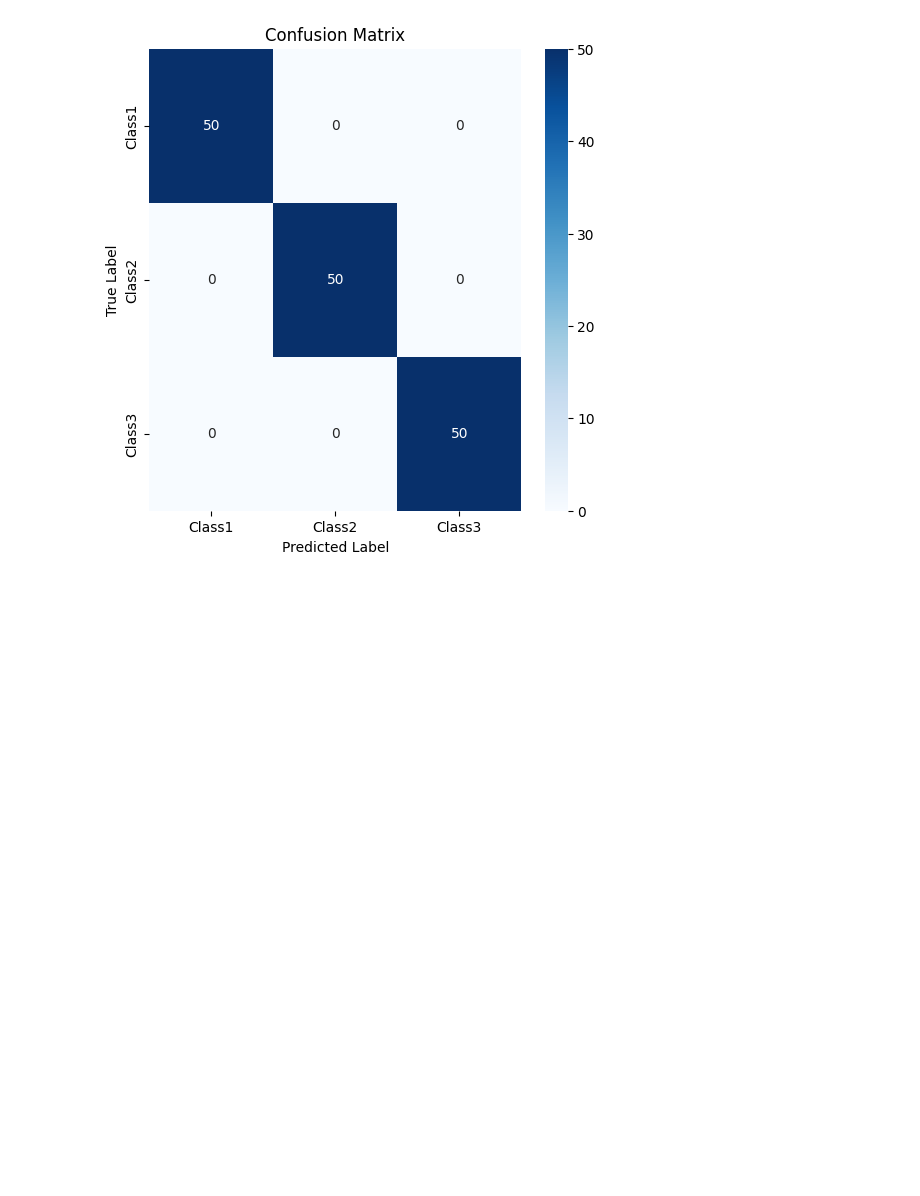
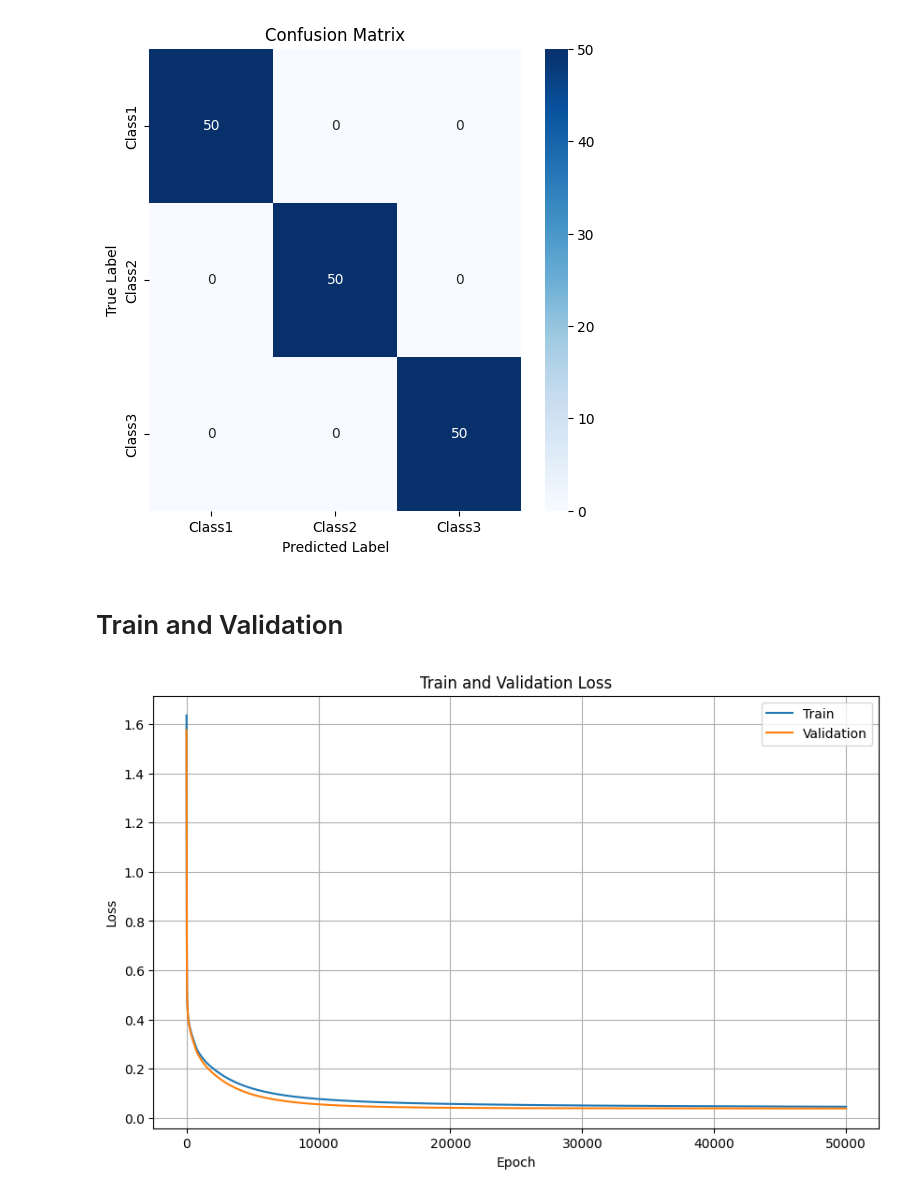
Before and after one commit to joedlopes/nn-sim, a Jupyter notebook: notebooks/04_iris_dataset.ipynb, the cells around one changed output. Saved outputs shown, nothing was run; the diff lists cells and outputs as text; code cells hidden in the pictures; blank space fills up the shorter version.

```diff
--- a/notebooks/04_iris_dataset.ipynb
+++ b/notebooks/04_iris_dataset.ipynb
@@ -161,3 +161,5 @@ plt.xlabel('Predicted Label')  # X-axis label
 plt.show()
 # %% [output]
 [figure]
+# %% [markdown]
+# Train and Validation
@@ -163,0 +221,52 @@ plt.show()
+# %%
+X_train, Y_train, X_val, Y_val = stratified_split(dataset.X, dataset.Y, 0.2)
+# %%
+net = FeedFowardNeuralNetwork(
+    4,
+    [
+        (40, True, Sigmoid()),
+        (3, True, Sigmoid()),
+    ]
+)
+
+loss_func = BinaryCrossEntropyLoss()
+learning_rate = 0.01
+MAX_EPOCHS = 50000
+
+loss_train = list()
+loss_val = list()
+
+for epoch in tqdm(range(MAX_EPOCHS)):
+    # train
+    net.zero_gradients()
+    y_pred = net(X_train)
+    loss = loss_func(y_pred, Y_train)
+    loss_train.append(loss)
+    net.backward(y_pred, Y_train, loss_func)
+
+    for layer in net.layers:
+        layer.weights = layer.weights - learning_rate * layer.grad_weights
+        layer.bias = layer.bias - learning_rate * layer.grad_bias
+
+    # validation
+    net.zero_gradients()
+    y_pred = net(X_val)
+    loss = loss_func(y_pred, Y_val)
+    loss_val.append(loss)
+
+plt.figure(figsize=(10,6))
+plt.plot(loss_train, label='Train')
+plt.plot(loss_val, label='Validation')
+plt.title("Train and Validation Loss")
+plt.ylabel("Loss")
+plt.xlabel("Epoch")
+plt.legend()
+plt.grid(True)
+plt.show()
+
+y_pred = net(dataset.X)
+print(compute_classification_metrics(y_pred > 0.5, dataset.Y))
+print("Train Loss:", loss_train[-1])
+print("Validation Loss:", loss_val[-1])
+# %% [output]
+[figure, added]
```
Also changed, not shown: parts of 7 cells of this notebook, 5 other files.
